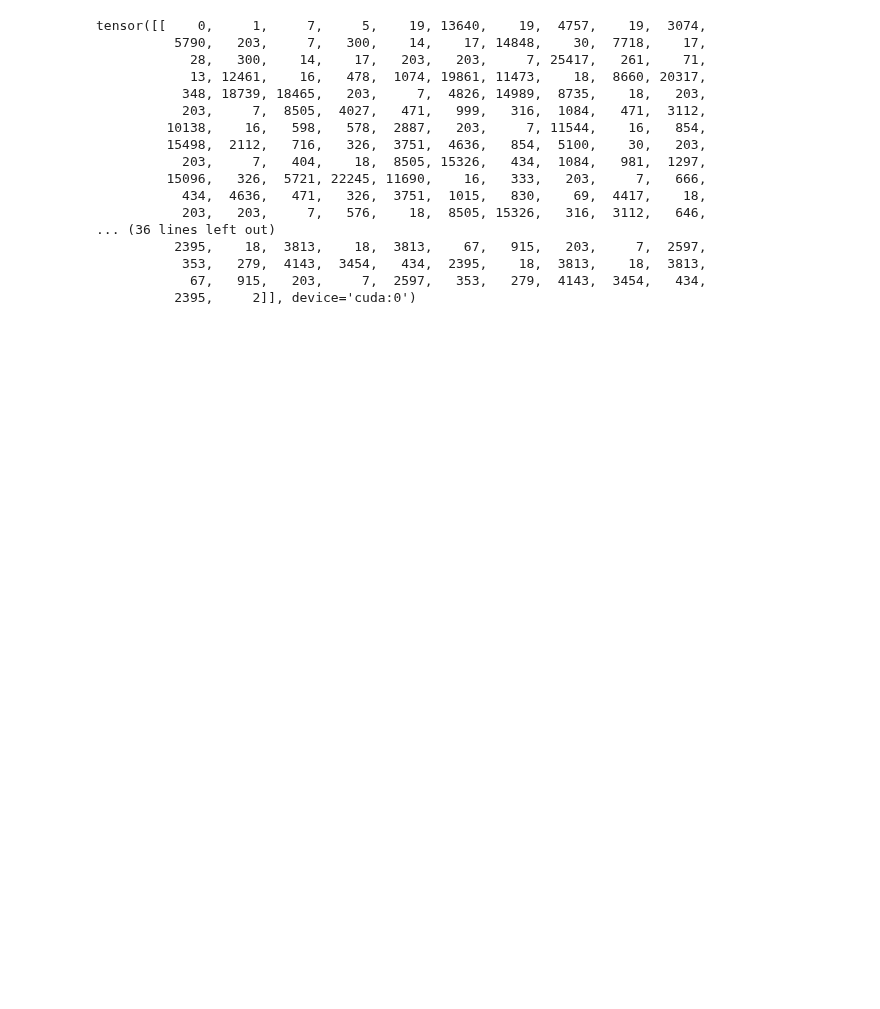
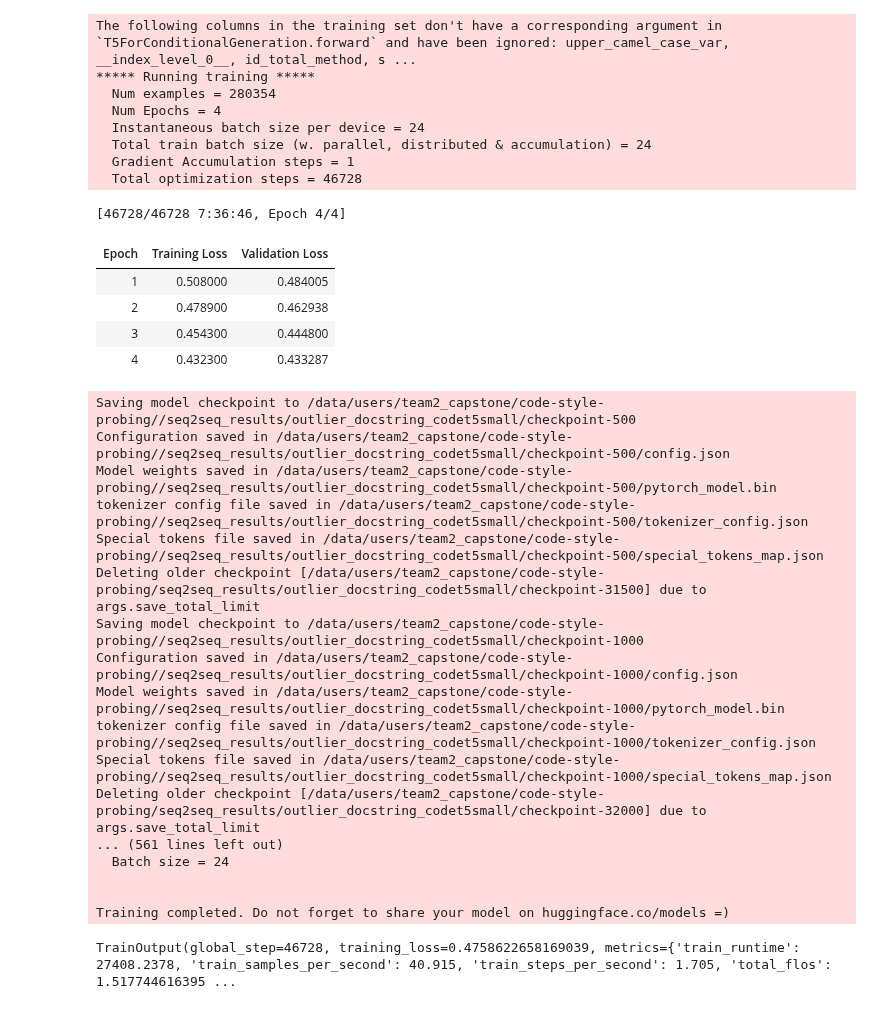
Before and after one commit to tradejack/code-style-probing, a Jupyter notebook: seq2seq_trainer.ipynb, the cells around one changed output. Saved outputs shown, nothing was run; the diff lists cells and outputs as text; code cells hidden in the pictures; blank space fills up the shorter version.

Commit message:
added updated trainer

```diff
--- a/seq2seq_trainer.ipynb
+++ b/seq2seq_trainer.ipynb
@@ -18,9 +45,9 @@ import regex as re
 # %%
 
-tokenizer = RobertaTokenizer.from_pretrained('Salesforce/codet5-small')
+
 #model = T5ForConditionalGeneration.from_pretrained('Salesforce/codet5-base')
-train_codet5_dataset = load_from_disk(fname_prefix + 'datasets/codet5_train_uncommented_combined_padded.hf')
-test_codet5_dataset = load_from_disk(fname_prefix + 'datasets/codet5_test_uncommented_combined_padded.hf')
+train_codet5_dataset = load_from_disk(fname_prefix + 'datasets/codet5_train_docstring_bq_padded.hf')
+test_codet5_dataset = load_from_disk(fname_prefix + 'datasets/codet5_test_docstring_bq_padded.hf') #codet5_train_class_bq_padded.hf
 
 """def replaceNegative(label):
     #print (label['labels'])
@@ -73,26 +95,28 @@ DatasetDict({
     })
 })
 # %%
-batch_size = 16
+batch_size = 24
 model_name = model_checkpoint.split("/")[-1]
 from transformers import AutoConfig
 
 #config = AutoConfig.from_pretrained(fname_prefix + "/seq2seq_results/no_outlier_codet5small/checkpoint-51000",    min_length = 20, max_length = 512, )
-model =AutoModelForSeq2SeqLM.from_pretrained(fname_prefix + "/seq2seq_results/no_outlier_codet5small/checkpoint-51000")
+#model =AutoModelForSeq2SeqLM.from_pretrained(fname_prefix + "/seq2seq_results/outlier_codet5small/checkpoint-40500")
+#model =AutoModelForSeq2SeqLM.from_pretrained("Salesforce/codet5-small")
+model =AutoModelForSeq2SeqLM.from_pretrained(fname_prefix + "/seq2seq_results/outlier_docstring_codet5small/checkpoint-46000")
 model.config.max_length = 512
 #fname_prefix + /seq2seq_results/no_outlier_codet5small/checkpoint-50500
 args = Seq2SeqTrainingArguments(
     #f"{model_name}-finetuned-xsum",
-    output_dir= fname_prefix + "/seq2seq_results/no_outlier_codet5small",
-    evaluation_strategy="steps",
-    eval_steps=20000,
+    output_dir= fname_prefix + "/seq2seq_results/outlier_docstring_codet5small",
+    evaluation_strategy='epoch',
+    #eval_steps=20000,
     eval_accumulation_steps=200,
     learning_rate=2e-3,
     per_device_train_batch_size=batch_size,
     per_device_eval_batch_size=batch_size,
     weight_decay=0.01,
     save_total_limit=30,
-    num_train_epochs=10,
+    num_train_epochs=4,
     predict_with_generate=True,
     push_to_hub=False,
 
@@ -120,34 +144,49 @@ The default value for the training argument `--report_to` will change in v5 (fro
 # %%
 trainer = Seq2SeqTrainer(
     model,
     args,
     train_dataset=train_codet5_dataset ,
     eval_dataset=test_codet5_dataset,
     #data_collator=data_collator,
     tokenizer=tokenizer,
 
 )
-model.generate()
+#model.generate()
 #
-#trainer.train()
+trainer.train()
 # %% [output]
-tensor([[    0,     1,     7,     5,    19, 13640,    19,  4757,    19,  3074,
-          5790,   203,     7,   300,    14,    17, 14848,    30,  7718,    17,
-            28,   300,    14,    17,   203,   203,     7, 25417,   261,    71,
-            13, 12461,    16,   478,  1074, 19861, 11473,    18,  8660, 20317,
-           348, 18739, 18465,   203,     7,  4826, 14989,  8735,    18,   203,
-           203,     7,  8505,  4027,   471,   999,   316,  1084,   471,  3112,
-         10138,    16,   598,   578,  2887,   203,     7, 11544,    16,   854,
-         15498,  2112,   716,   326,  3751,  4636,   854,  5100,    30,   203,
-           203,     7,   404,    18,  8505, 15326,   434,  1084,   981,  1297,
-         15096,   326,  5721, 22245, 11690,    16,   333,   203,     7,   666,
-           434,  4636,   471,   326,  3751,  1015,   830,    69,  4417,    18,
-           203,   203,     7,   576,    18,  8505, 15326,   316,  3112,   646,
-... (36 lines left out)
-          2395,    18,  3813,    18,  3813,    67,   915,   203,     7,  2597,
-           353,   279,  4143,  3454,   434,  2395,    18,  3813,    18,  3813,
-            67,   915,   203,     7,  2597,   353,   279,  4143,  3454,   434,
-          2395,     2]], device='cuda:0')
+The following columns in the training set don't have a corresponding argument in `T5ForConditionalGeneration.forward` and have been ignored: upper_camel_case_var, __index_level_0__, id_total_method, s ...
+***** Running training *****
+  Num examples = 280354
+  Num Epochs = 4
+  Instantaneous batch size per device = 24
+  Total train batch size (w. parallel, distributed & accumulation) = 24
+  Gradient Accumulation steps = 1
+  Total optimization steps = 46728
+[46728/46728 7:36:46, Epoch 4/4]
+| Epoch | Training Loss | Validation Loss |
+| 1 | 0.508000 | 0.484005 |
+| 2 | 0.478900 | 0.462938 |
+| 3 | 0.454300 | 0.444800 |
+| 4 | 0.432300 | 0.433287 |
+Saving model checkpoint to /data/users/team2_capstone/code-style-probing//seq2seq_results/outlier_docstring_codet5small/checkpoint-500
+Configuration saved in /data/users/team2_capstone/code-style-probing//seq2seq_results/outlier_docstring_codet5small/checkpoint-500/config.json
+Model weights saved in /data/users/team2_capstone/code-style-probing//seq2seq_results/outlier_docstring_codet5small/checkpoint-500/pytorch_model.bin
+tokenizer config file saved in /data/users/team2_capstone/code-style-probing//seq2seq_results/outlier_docstring_codet5small/checkpoint-500/tokenizer_config.json
+Special tokens file saved in /data/users/team2_capstone/code-style-probing//seq2seq_results/outlier_docstring_codet5small/checkpoint-500/special_tokens_map.json
+Deleting older checkpoint [/data/users/team2_capstone/code-style-probing/seq2seq_results/outlier_docstring_codet5small/checkpoint-31500] due to args.save_total_limit
+Saving model checkpoint to /data/users/team2_capstone/code-style-probing//seq2seq_results/outlier_docstring_codet5small/checkpoint-1000
+Configuration saved in /data/users/team2_capstone/code-style-probing//seq2seq_results/outlier_docstring_codet5small/checkpoint-1000/config.json
+Model weights saved in /data/users/team2_capstone/code-style-probing//seq2seq_results/outlier_docstring_codet5small/checkpoint-1000/pytorch_model.bin
+tokenizer config file saved in /data/users/team2_capstone/code-style-probing//seq2seq_results/outlier_docstring_codet5small/checkpoint-1000/tokenizer_config.json
+Special tokens file saved in /data/users/team2_capstone/code-style-probing//seq2seq_results/outlier_docstring_codet5small/checkpoint-1000/special_tokens_map.json
+Deleting older checkpoint [/data/users/team2_capstone/code-style-probing/seq2seq_results/outlier_docstring_codet5small/checkpoint-32000] due to args.save_total_limit
+... (561 lines left out)
+  Batch size = 24
+
+
+Training completed. Do not forget to share your model on huggingface.co/models =)
+TrainOutput(global_step=46728, training_loss=0.4758622658169039, metrics={'train_runtime': 27408.2378, 'train_samples_per_second': 40.915, 'train_steps_per_second': 1.705, 'total_flos': 1.517744616395 ...
 # %%
 eval_preds = trainer.predict(eval_dataset['test']) #, min_length=40, max_length = 512)
 # %% [output]
```
Also changed, not shown: parts of 8 cells of this notebook.
